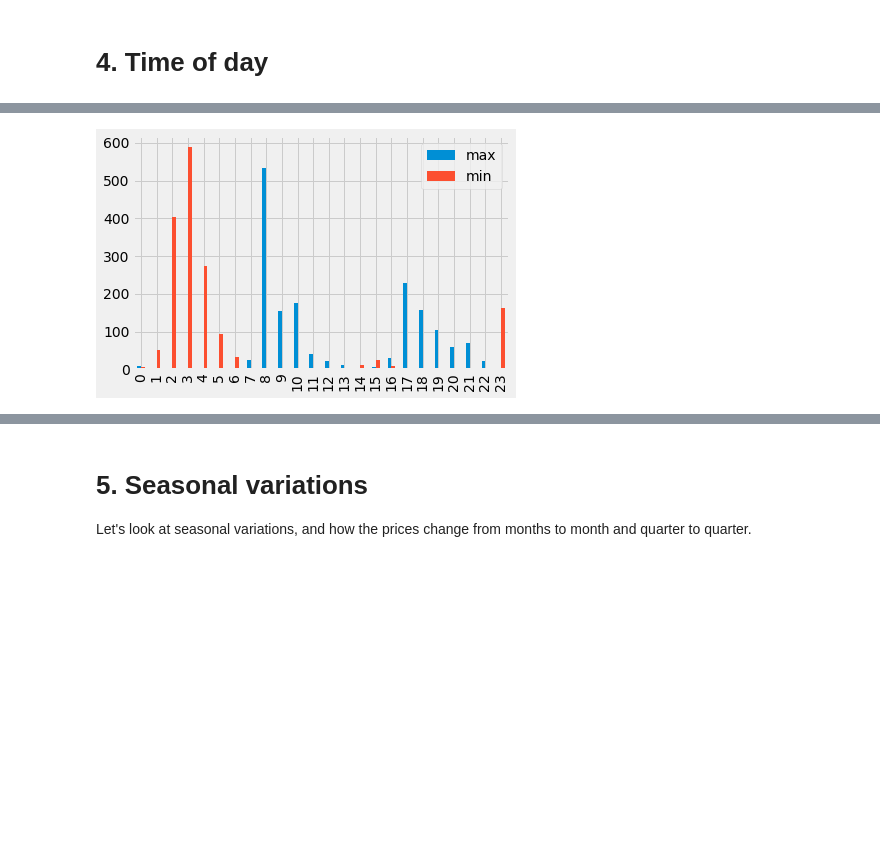
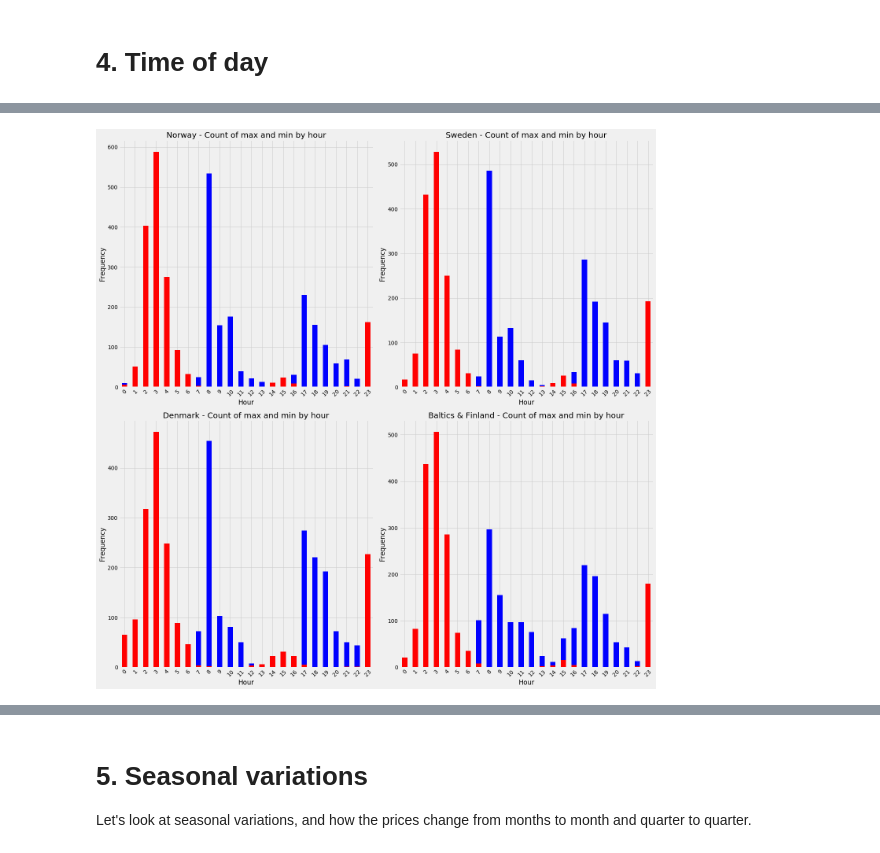
Before and after one commit to rasmusthog/nordpool-data-analysis, a Jupyter notebook: Nordpool Data Analysis.ipynb, the cells around one changed output, grey strips where cells are left out. Drawn from its saved outputs; the diff is of its cells as text; code cells hidden in the pictures; blank space fills up the shorter version.

Commit message:
Update min / max analysis with counts per day

```diff
--- a/Nordpool Data Analysis.ipynb
+++ b/Nordpool Data Analysis.ipynb
@@ -174,27 +176,39 @@ elspot_df_norway_min["Hour"] = elspot_df_norway_min.index.hour
 
 elspot_df_sweden = elspot_df[["Sweden"]]
 elspot_df_sweden_max = elspot_df_sweden.loc[elspot_df_sweden.groupby(pd.Grouper(freq="1d")).idxmax().iloc[:, 0]]
+elspot_df_sweden_max["Hour"] = elspot_df_sweden_max.index.hour
+
 elspot_df_sweden_min = elspot_df_sweden.loc[elspot_df_sweden.groupby(pd.Grouper(freq="1d")).idxmin().iloc[:, 0]]
+elspot_df_sweden_min["Hour"] = elspot_df_sweden_min.index.hour
 
 # Resample data for Denmark per day with .max() and .min() values extracted with time of extrema as index.
 
 elspot_df_denmark = elspot_df[["Denmark"]]
 elspot_df_denmark_max = elspot_df_denmark.loc[elspot_df_denmark.groupby(pd.Grouper(freq="1d")).idxmax().iloc[:, 0]]
+elspot_df_denmark_max["Hour"] = elspot_df_denmark_max.index.hour
+
 elspot_df_denmark_min = elspot_df_denmark.loc[elspot_df_denmark.groupby(pd.Grouper(freq="1d")).idxmin().iloc[:, 0]]
+elspot_df_denmark_min["Hour"] = elspot_df_denmark_min.index.hour
 
 # Resample data for Denmark per day with .max() and .min() values extracted with time of extrema as index.
 
 elspot_df_baltics_finland = elspot_df[["Baltics_Finland"]]
 elspot_df_baltics_finland_max = elspot_df_baltics_finland.loc[elspot_df_baltics_finland.groupby(pd.Grouper(freq="1d")).idxmax().iloc[:, 0]]
+elspot_df_baltics_finland_max["Hour"] = elspot_df_baltics_finland_max.index.hour
+
 elspot_df_baltics_finland_min = elspot_df_baltics_finland.loc[elspot_df_baltics_finland.groupby(pd.Grouper(freq="1d")).idxmin().iloc[:, 0]]
+elspot_df_baltics_finland_min["Hour"] = elspot_df_baltics_finland_min.index.hour
 
 
-
-# Plot histograms of max and min occurences
-
-#plt.subplot(2,1,1)
+# Plot counts of max and min occurences by time of day for Norway
 
 hours = [x for x in range(0,24)]
+
+plt.figure()
+
+# Plot Norway
+plt.subplot(2,2,1)
+
 norway_max_min = pd.DataFrame(hours)
 
 norway_max_min["max"] = elspot_df_norway_max.groupby("Hour").count()
@@ -202,39 +216,68 @@ norway_max_min["min"] = elspot_df_norway_min.groupby("Hour").count()
 norway_max_min = norway_max_min.fillna(0)
 norway_max_min = norway_max_min.drop(0, axis=1)
 
-norway_max_min.plot(kind="bar")
+ax1 = norway_max_min["max"].plot(kind="bar", color="b", figsize=(20,20))
+norway_max_min["min"].plot(kind="bar", color="r", ax=ax1)
+ax1.set_title("Norway - Count of max and min by hour")
+ax1.set_xlabel("Hour")
+plt.xticks(rotation=45)
+ax1.set_ylabel("Frequency")
 
-#elspot_df_norway_max.groupby("Hour").count().plot(kind="bar", color="b")
+# Plot Sweden
+plt.subplot(2,2,2)
 
-#plt.subplot(2,1,2)
-#elspot_df_norway_min.groupby("Hour").count().plot(kind="bar", color="r")
+sweden_max_min = pd.DataFrame(hours)
 
-#df.groupby(pd.TimeGrouper(freq='10Min')).count().plot(kind='bar')
+sweden_max_min["max"] = elspot_df_sweden_max.groupby("Hour").count()
+sweden_max_min["min"] = elspot_df_sweden_min.groupby("Hour").count()
+sweden_max_min = sweden_max_min.fillna(0)
+sweden_max_min = sweden_max_min.drop(0, axis=1)
+
+ax2 = sweden_max_min["max"].plot(kind="bar", color="b", figsize=(20,20))
+sweden_max_min["min"].plot(kind="bar", color="r", ax=ax2)
+ax2.set_title("Sweden - Count of max and min by hour")
+ax2.set_xlabel("Hour")
+plt.xticks(rotation=45)
+ax2.set_ylabel("Frequency")
 
 
-#elspot_df_diff = elspot_df_max.resample("1d").mean() - elspot_df_min.resample("1d").mean()
+# Plot Denmark
+plt.subplot(2,2,3)
 
-# elspot_df_diff_neg = elspot_df_diff.loc[elspot_df_diff["SYS"] < 0]
+denmark_max_min = pd.DataFrame(hours)
 
-#print(elspot_df_diff_neg.head())
+denmark_max_min["max"] = elspot_df_denmark_max.groupby("Hour").count()
+denmark_max_min["min"] = elspot_df_denmark_min.groupby("Hour").count()
+denmark_max_min = denmark_max_min.fillna(0)
+denmark_max_min = denmark_max_min.drop(0, axis=1)
 
-#print(elspot_df["SYS"].loc["2014-06-19"])
-#print(elspot_df_max["SYS"].loc["2014-06-19"])
-#print(elspot_df_min["SYS"].loc["2014-06-19"])
-#elspot_df["SYS"].loc["2014-06-19"].plot()
+ax3 = denmark_max_min["max"].plot(kind="bar", color="b", figsize=(20,20))
+denmark_max_min["min"].plot(kind="bar", color="r", ax=ax3)
+ax3.set_title("Denmark - Count of max and min by hour")
+ax3.set_xlabel("Hour")
+plt.xticks(rotation=45)
+ax3.set_ylabel("Frequency")
+
+# Plot Baltics & Finland
+plt.subplot(2,2,4)
+
+baltics_finland_max_min = pd.DataFrame(hours)
+
+baltics_finland_max_min["max"] = elspot_df_baltics_finland_max.groupby("Hour").count()
+baltics_finland_max_min["min"] = elspot_df_baltics_finland_min.groupby("Hour").count()
+baltics_finland_max_min = baltics_finland_max_min.fillna(0)
+baltics_finland_max_min = baltics_finland_max_min.drop(0, axis=1)
+
+ax4 = baltics_finland_max_min["max"].plot(kind="bar", color="b", figsize=(20,20))
+baltics_finland_max_min["min"].plot(kind="bar", color="r", ax=ax4)
+ax4.set_title("Baltics & Finland - Count of max and min by hour")
+ax4.set_xlabel("Hour")
+plt.xticks(rotation=45)
+ax4.set_ylabel("Frequency")
 
 
-
-#plt.subplot(1,2,1)
-
-#ax = elspot_df_max["SYS"].plot()
-#elspot_df_min["SYS"].plot(ax=ax)
-
-#plt.subplot(1,2,2)
-
-#elspot_df_diff["SYS"].plot()
-
-#plt.tight_layout()
+# Tighten layout
+plt.tight_layout()
 # %% [output]
 A value is trying to be set on a copy of a slice from a DataFrame.
 Try using .loc[row_indexer,col_indexer] = value instead
@@ -249 +316 @@ See the caveats in the documentation: http://pandas.pydata.org/pandas-docs/stabl
-[figure, old version]
+[figure, new version]
```
Also changed, not shown: parts of 5 cells of this notebook.
